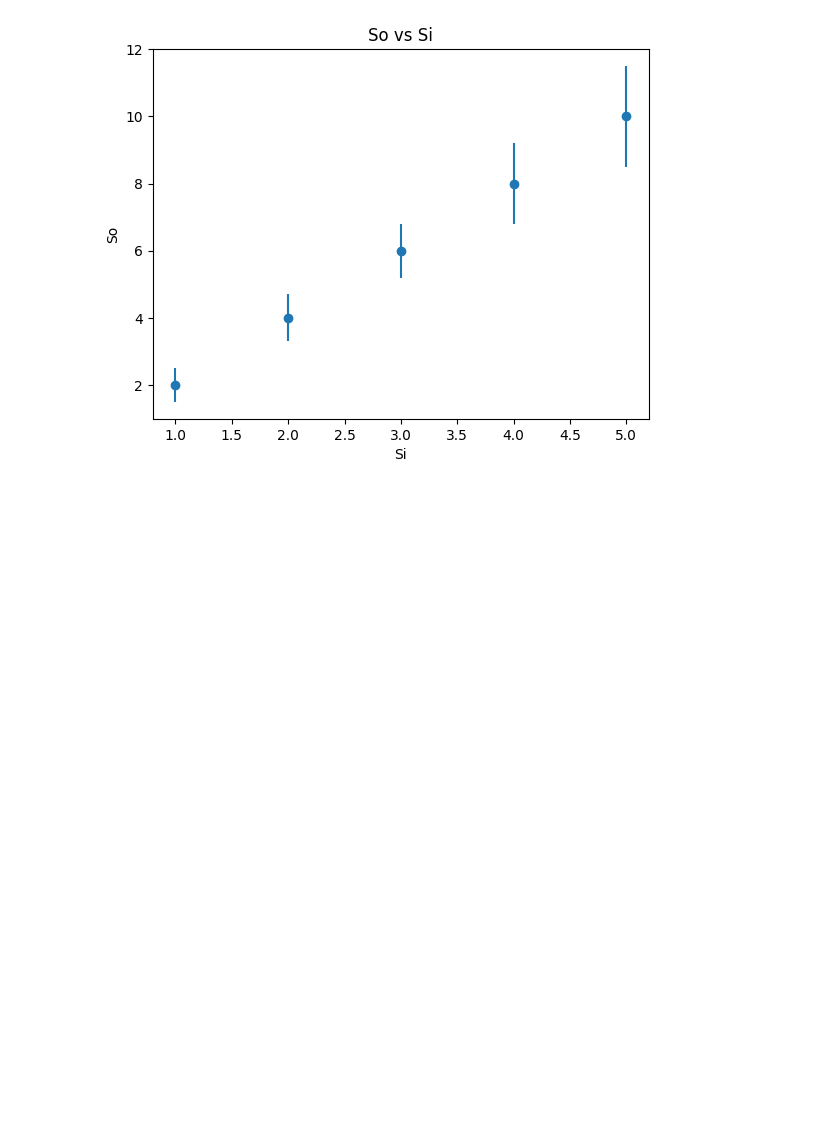
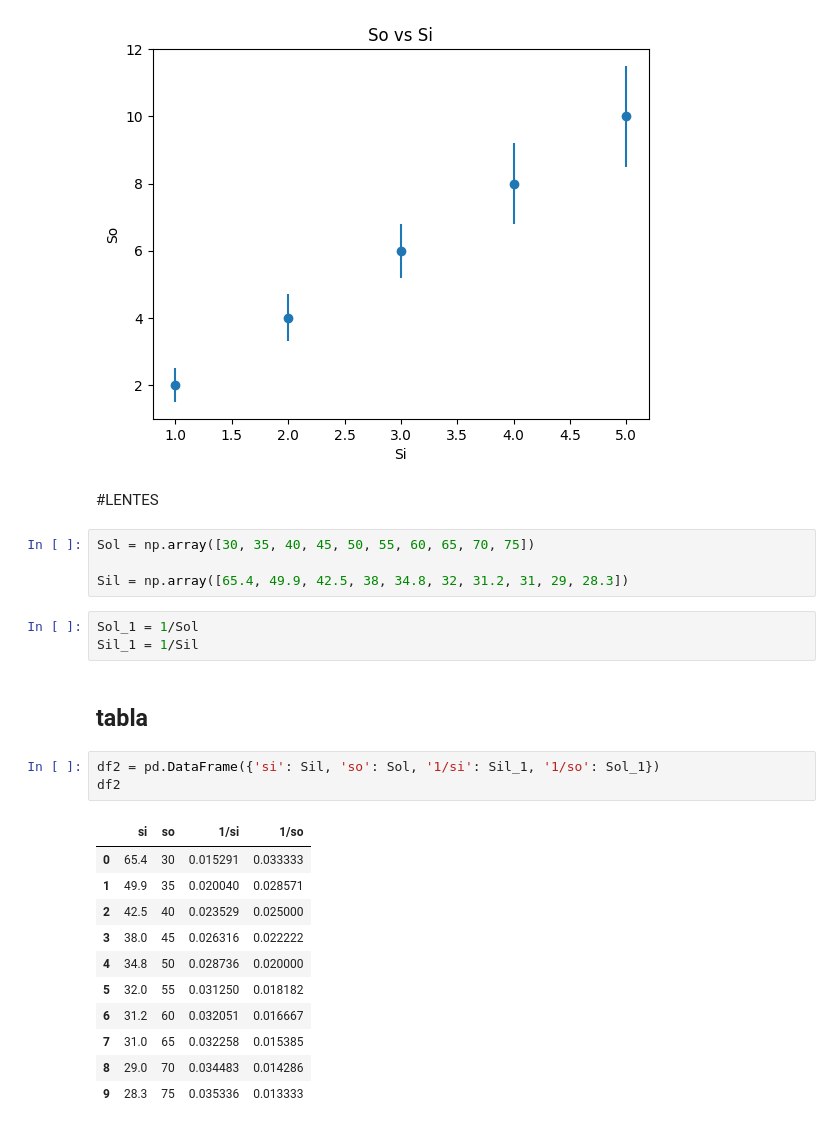
Before and after one commit to MaximilianoVM/PHYSICS_LABS, a Jupyter notebook: 4_LabOptica_DFocalesEsfericos.ipynb, the cells around one changed output. Drawn from its saved outputs; the diff is of its cells as text; blank space fills up the shorter version.

```diff
--- a/3_LabOptica_DFocalesEsfericos.ipynb
+++ b/4_LabOptica_DFocalesEsfericos.ipynb
@@ -239,3 +234,29 @@ plt.title('So vs Si')
 plt.show()
 # %% [output]
 [figure]
+# %% [markdown]
+#LENTES
+# %%
+Sol = np.array([30, 35, 40, 45, 50, 55, 60, 65, 70, 75])
+
+Sil = np.array([65.4, 49.9, 42.5, 38, 34.8, 32, 31.2, 31, 29, 28.3])
+# %%
+Sol_1 = 1/Sol
+Sil_1 = 1/Sil
+# %% [markdown]
+## tabla
+# %%
+df2 = pd.DataFrame({'si': Sil, 'so': Sol, '1/si': Sil_1, '1/so': Sol_1})
+df2
+# %% [output]
+|  | si | so | 1/si | 1/so |
+| 0 | 65.4 | 30 | 0.015291 | 0.033333 |
+| 1 | 49.9 | 35 | 0.020040 | 0.028571 |
+| 2 | 42.5 | 40 | 0.023529 | 0.025000 |
+| 3 | 38.0 | 45 | 0.026316 | 0.022222 |
+| 4 | 34.8 | 50 | 0.028736 | 0.020000 |
+| 5 | 32.0 | 55 | 0.031250 | 0.018182 |
+| 6 | 31.2 | 60 | 0.032051 | 0.016667 |
+| 7 | 31.0 | 65 | 0.032258 | 0.015385 |
+| 8 | 29.0 | 70 | 0.034483 | 0.014286 |
+| 9 | 28.3 | 75 | 0.035336 | 0.013333 |
```
Also changed, not shown: parts of 19 cells of this notebook.
